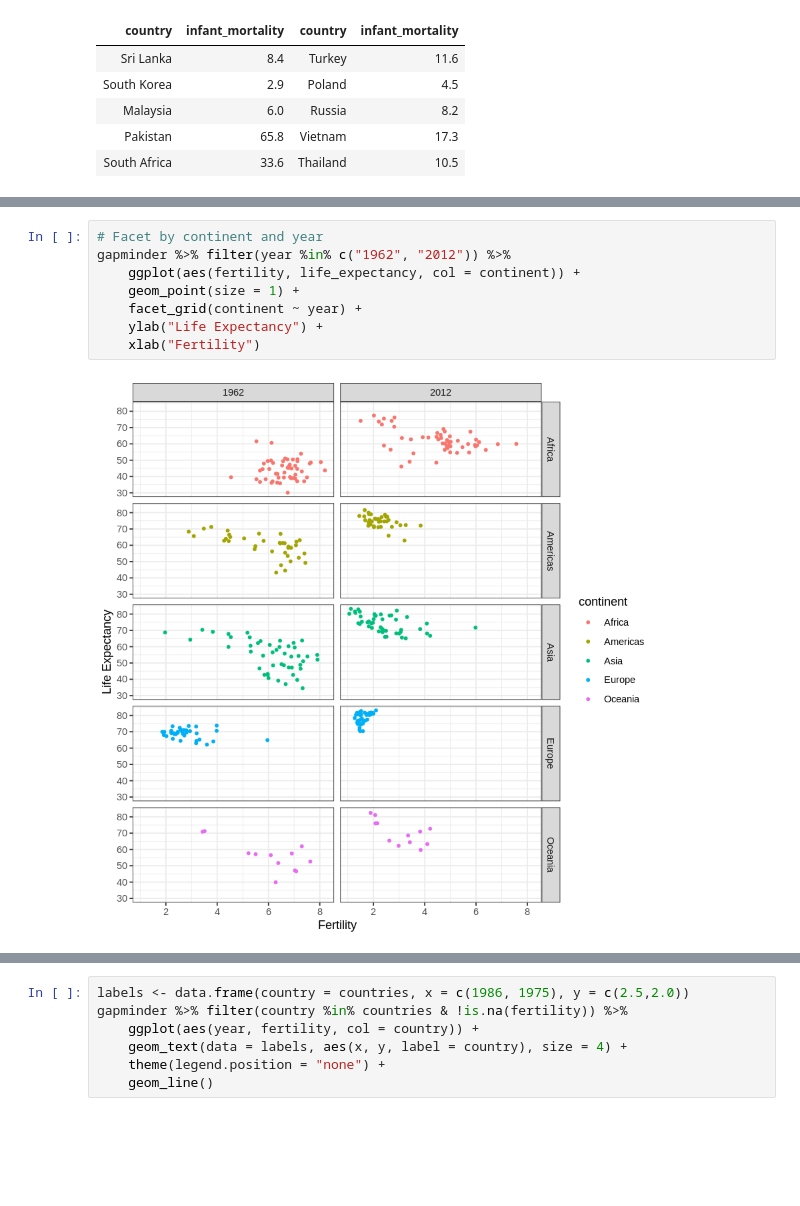
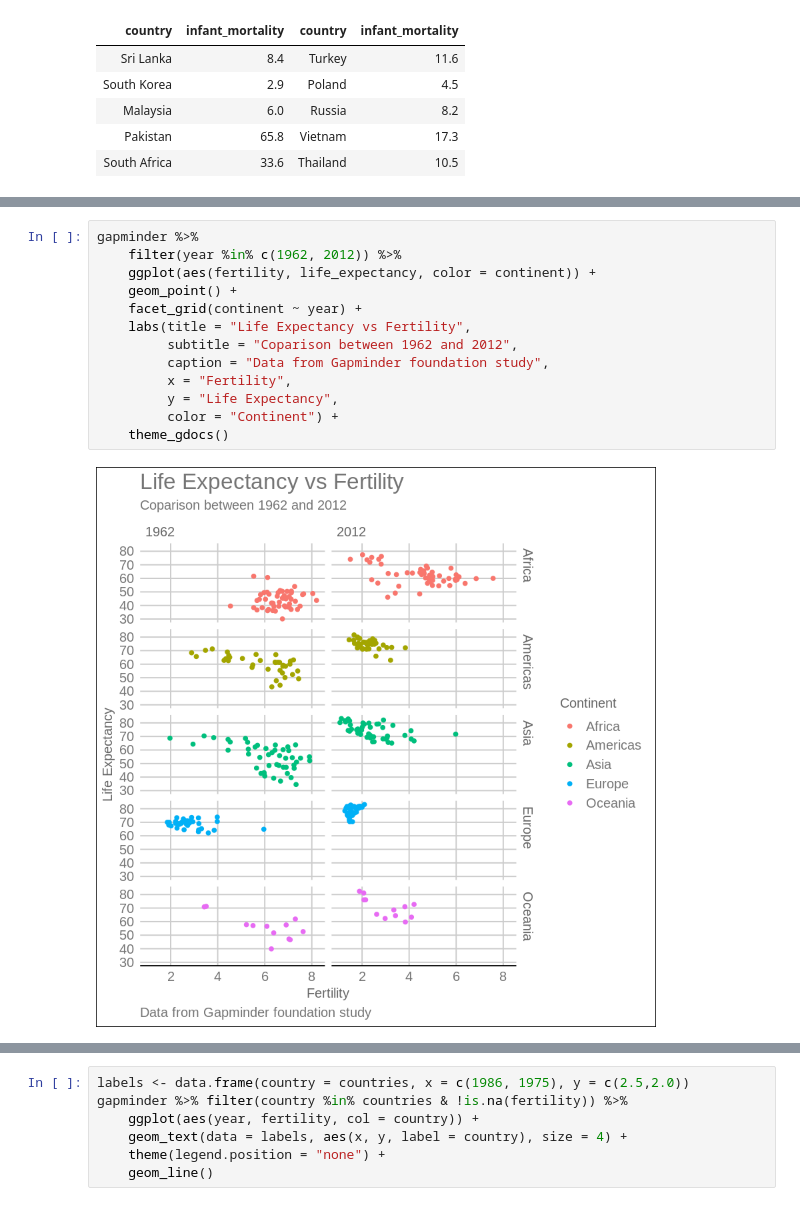
Before and after one commit to ashudva/Case_Studies, a Jupyter notebook: Gapminder/Gapminder.ipynb, the cells around one changed output, grey strips where cells are left out. Cells and saved outputs as stored; diff of their text form; blank space fills up the shorter version.

Commit message:
Change plot styles

```diff
--- a/Gapminder/Gapminder.ipynb
+++ b/Gapminder/Gapminder.ipynb
@@ -138,10 +127,15 @@ gapminder %>%
 # %%
-# Facet by continent and year
-gapminder %>% filter(year %in% c("1962", "2012")) %>%
-    ggplot(aes(fertility, life_expectancy, col = continent)) +
-    geom_point(size = 1) +
+gapminder %>%
+    filter(year %in% c(1962, 2012)) %>%
+    ggplot(aes(fertility, life_expectancy, color = continent)) +
+    geom_point() +
     facet_grid(continent ~ year) +
-    ylab("Life Expectancy") +
-    xlab("Fertility")
+    labs(title = "Life Expectancy vs Fertility",
+         subtitle = "Coparison between 1962 and 2012",
+         caption = "Data from Gapminder foundation study",
+         x = "Fertility",
+         y = "Life Expectancy",
+         color = "Continent") +
+    theme_gdocs()
 # %% [output]
-[figure, old version]
+[figure, new version]
```
Also changed, not shown: parts of 11 cells of this notebook.
